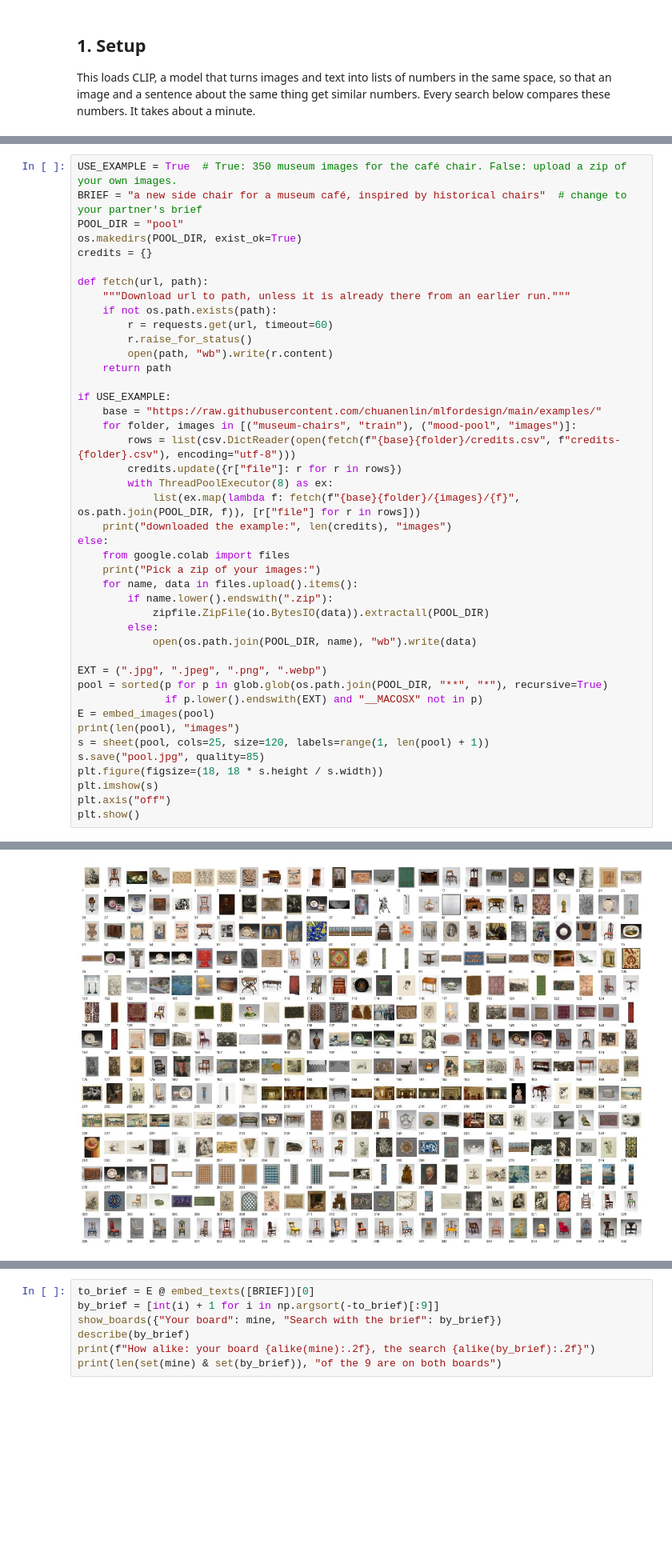
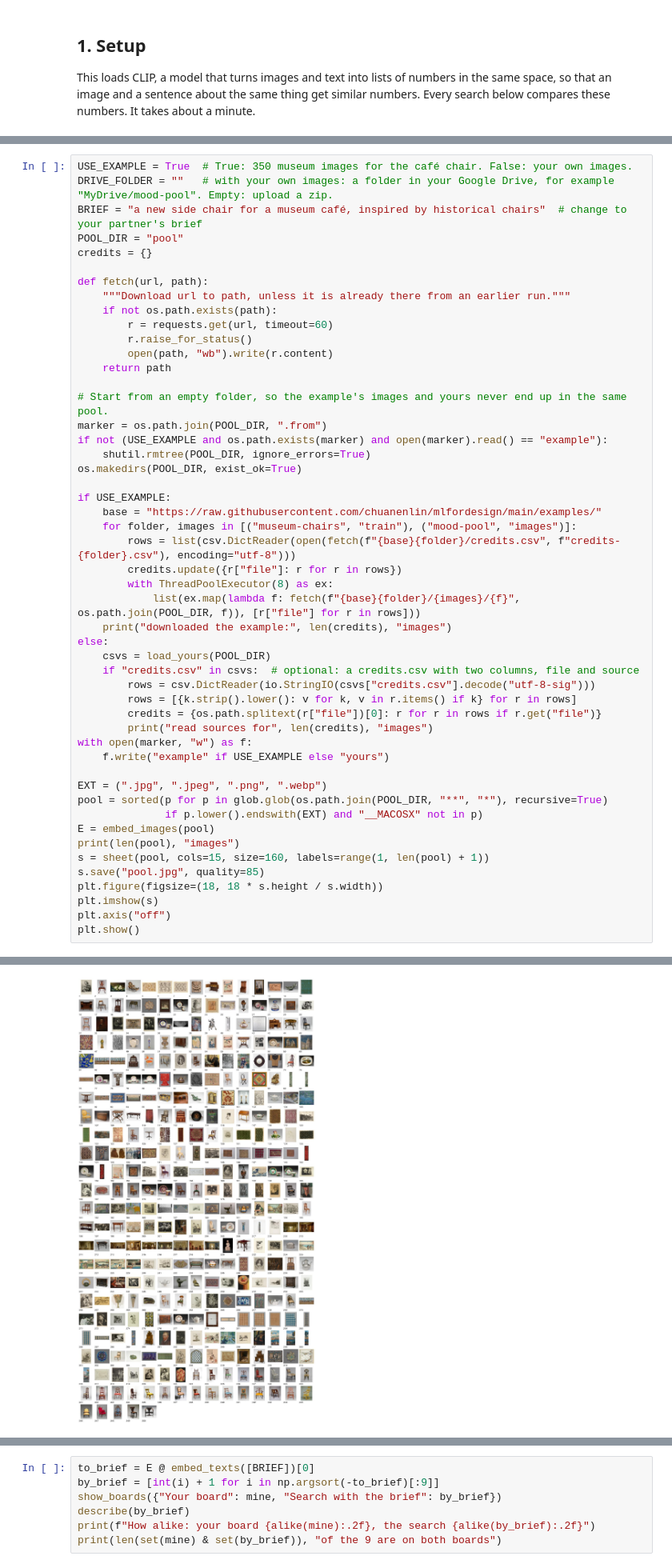
Before and after one commit to chuanenlin/mlfordesign, a Jupyter notebook: notebooks/week-02-moodboard.ipynb, the cells around one changed output, grey strips where cells are left out. Shown at 80% size. Drawn from its saved outputs; the diff is of its cells as text; blank space fills up the shorter version.

Commit message:
fix the week 2 to 4 notebooks mixing the example with your own images and searching captions with clip

```diff
--- a/notebooks/week-02-moodboard.ipynb
+++ b/notebooks/week-02-moodboard.ipynb
@@ -93,50 +151,57 @@ With USE_EXAMPLE = True, it downloads the example: the 56 museum chairs we use t
 # %%
-USE_EXAMPLE = True  # True: 350 museum images for the café chair. False: upload a zip of your own images.
+USE_EXAMPLE = True  # True: 350 museum images for the café chair. False: your own images.
+DRIVE_FOLDER = ""   # with your own images: a folder in your Google Drive, for example "MyDrive/mood-pool". Empty: upload a zip.
 BRIEF = "a new side chair for a museum café, inspired by historical chairs"  # change to your partner's brief
 POOL_DIR = "pool"
-os.makedirs(POOL_DIR, exist_ok=True)
 credits = {}
 
 def fetch(url, path):
     """Download url to path, unless it is already there from an earlier run."""
     if not os.path.exists(path):
         r = requests.get(url, timeout=60)
         r.raise_for_status()
         open(path, "wb").write(r.content)
     return path
 
+# Start from an empty folder, so the example's images and yours never end up in the same pool.
+marker = os.path.join(POOL_DIR, ".from")
+if not (USE_EXAMPLE and os.path.exists(marker) and open(marker).read() == "example"):
+    shutil.rmtree(POOL_DIR, ignore_errors=True)
+os.makedirs(POOL_DIR, exist_ok=True)
+
 if USE_EXAMPLE:
     base = "https://raw.githubusercontent.com/chuanenlin/mlfordesign/main/examples/"
     for folder, images in [("museum-chairs", "train"), ("mood-pool", "images")]:
         rows = list(csv.DictReader(open(fetch(f"{base}{folder}/credits.csv", f"credits-{folder}.csv"), encoding="utf-8")))
         credits.update({r["file"]: r for r in rows})
         with ThreadPoolExecutor(8) as ex:
             list(ex.map(lambda f: fetch(f"{base}{folder}/{images}/{f}", os.path.join(POOL_DIR, f)), [r["file"] for r in rows]))
     print("downloaded the example:", len(credits), "images")
 else:
-    from google.colab import files
-    print("Pick a zip of your images:")
-    for name, data in files.upload().items():
-        if name.lower().endswith(".zip"):
-            zipfile.ZipFile(io.BytesIO(data)).extractall(POOL_DIR)
-        else:
-            open(os.path.join(POOL_DIR, name), "wb").write(data)
+    csvs = load_yours(POOL_DIR)
+    if "credits.csv" in csvs:  # optional: a credits.csv with two columns, file and source
+        rows = csv.DictReader(io.StringIO(csvs["credits.csv"].decode("utf-8-sig")))
+        rows = [{k.strip().lower(): v for k, v in r.items() if k} for r in rows]
+        credits = {os.path.splitext(r["file"])[0]: r for r in rows if r.get("file")}
+        print("read sources for", len(credits), "images")
+with open(marker, "w") as f:
+    f.write("example" if USE_EXAMPLE else "yours")
 
 EXT = (".jpg", ".jpeg", ".png", ".webp")
 pool = sorted(p for p in glob.glob(os.path.join(POOL_DIR, "**", "*"), recursive=True)
               if p.lower().endswith(EXT) and "__MACOSX" not in p)
 E = embed_images(pool)
 print(len(pool), "images")
-s = sheet(pool, cols=25, size=120, labels=range(1, len(pool) + 1))
+s = sheet(pool, cols=15, size=160, labels=range(1, len(pool) + 1))
 s.save("pool.jpg", quality=85)
 plt.figure(figsize=(18, 18 * s.height / s.width))
 plt.imshow(s)
 plt.axis("off")
 plt.show()
 # %% [output]
 downloaded the example: 350 images
 350 images
-[figure, old version]
+[figure, new version]
 # %% [markdown]
 ## 3. Your board
 
```
Also changed, not shown: parts of 8 cells of this notebook, 2 other files.
